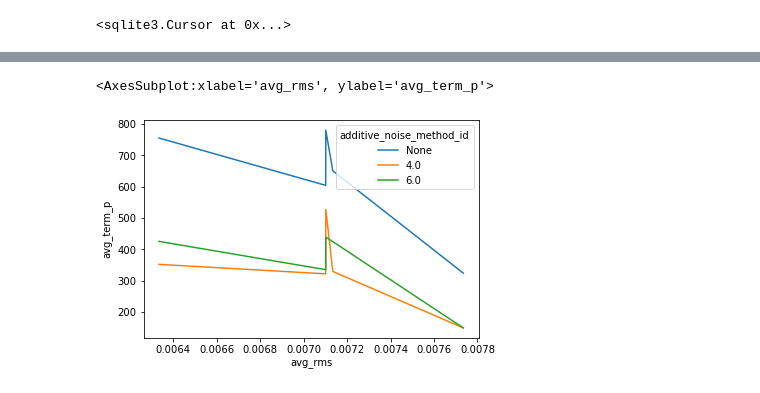
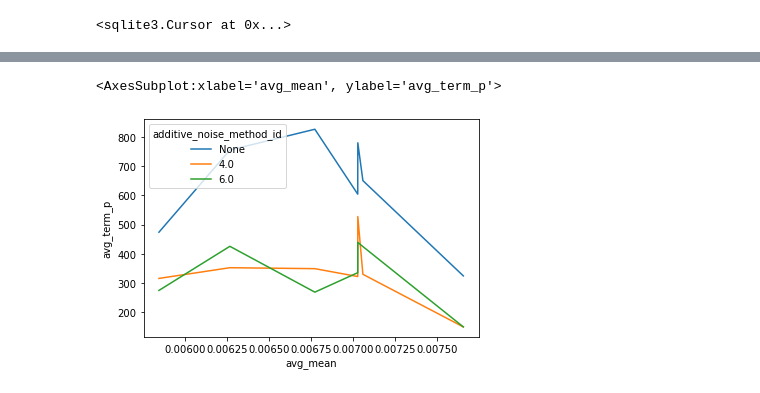
Before and after one commit to axelzedigh/MasterThesisResults, a Jupyter notebook: notebooks/Database_interactions.ipynb, the cells around one changed output, grey strips where cells are left out. Cells and saved outputs as stored; diff of their text form; code cells hidden in the pictures.

```diff
--- a/notebooks/Database_interactions.ipynb
+++ b/notebooks/Database_interactions.ipynb
@@ -69,6 +70,6 @@ data
 # %%
 #data.plot(x="avg_mean", y="avg_term_p", kind="scatter")
-sns.lineplot(data["avg_rms"], data["avg_term_p"], hue=data["additive_noise_method_id"])
+sns.lineplot(data["avg_mean"], data["avg_term_p"], hue=data["additive_noise_method_id"])
 # %% [output]
-<AxesSubplot:xlabel='avg_rms', ylabel='avg_term_p'>
+<AxesSubplot:xlabel='avg_mean', ylabel='avg_term_p'>
-[figure, old version]
+[figure, new version]
```
Also changed, not shown: parts of 1 cell of this notebook, 2 other files.
